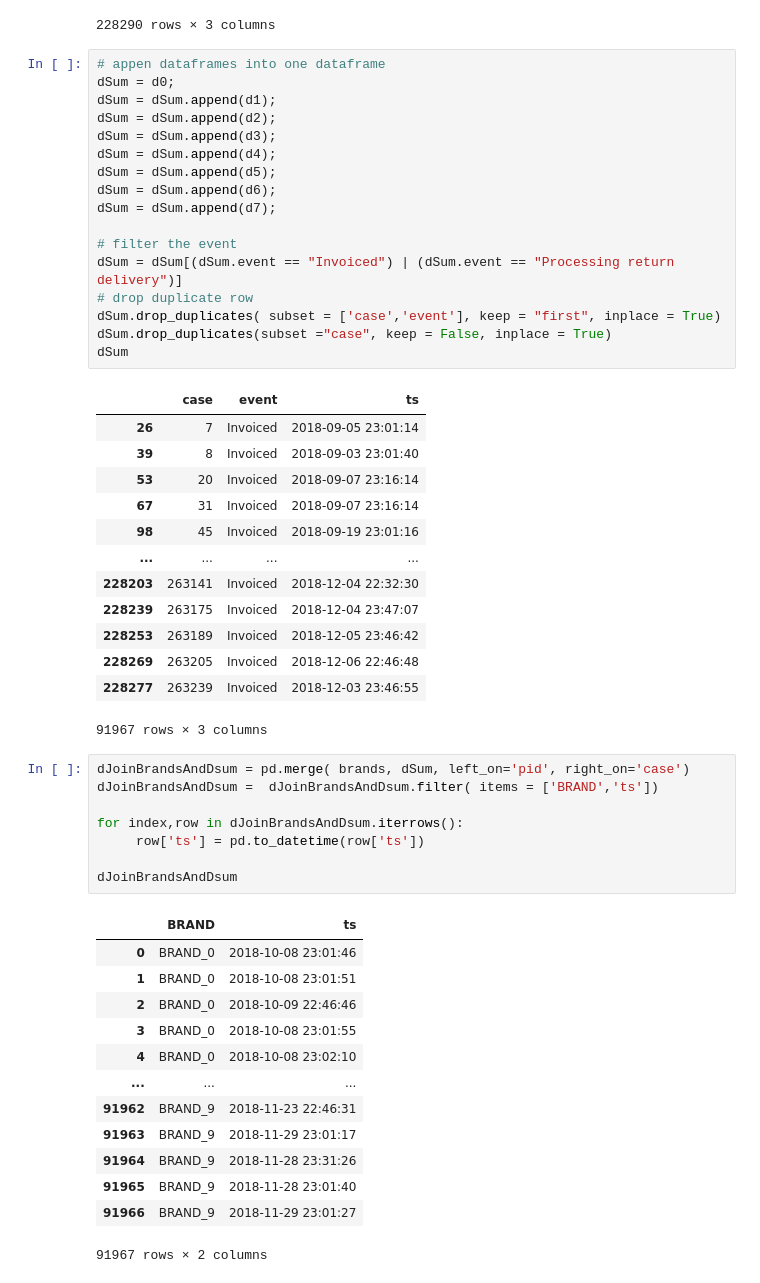
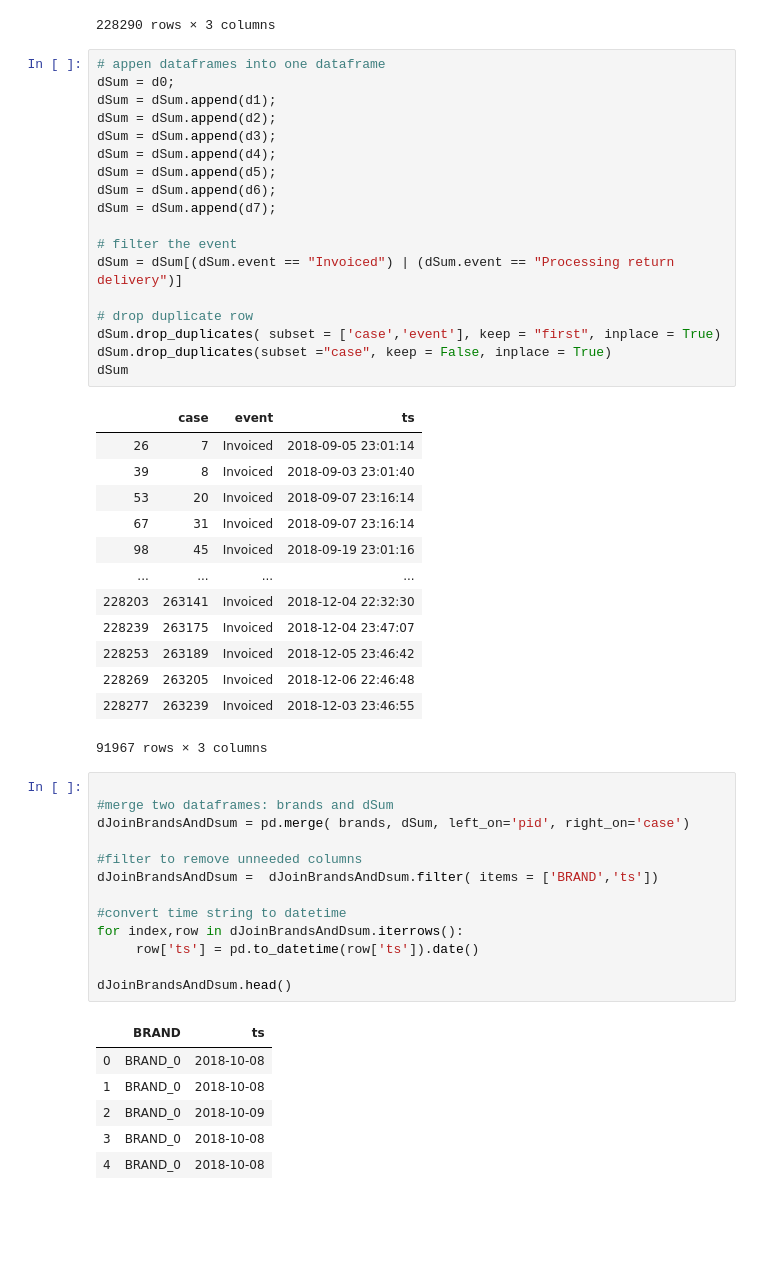
Before and after one commit to TaiLinhDu/PSE_WS1920, a Jupyter notebook: Data-out/alleTabellen.ipynb, the cells around one changed output. Drawn from its saved outputs; the diff is of its cells as text; blank space fills up the shorter version.

Commit message:
complete implement diagramm for brands

```diff
--- a/Data-out/alleTabellen.ipynb
+++ b/Data-out/alleTabellen.ipynb
@@ -224,6 +225,7 @@ dSum = dSum.append(d7);
 
 # filter the event
 dSum = dSum[(dSum.event == "Invoiced") | (dSum.event == "Processing return delivery")]
+
 # drop duplicate row
 dSum.drop_duplicates( subset = ['case','event'], keep = "first", inplace = True)
 dSum.drop_duplicates(subset ="case", keep = False, inplace = True)
@@ -243,24 +245,22 @@ dSum
 | 228277 | 263239 | Invoiced | 2018-12-03 23:46:55 |
 91967 rows × 3 columns
 # %%
+
+#merge two dataframes: brands and dSum
 dJoinBrandsAndDsum = pd.merge( brands, dSum, left_on='pid', right_on='case')
+
+#filter to remove unneeded columns
 dJoinBrandsAndDsum =  dJoinBrandsAndDsum.filter( items = ['BRAND','ts'])
 
+#convert time string to datetime
 for index,row in dJoinBrandsAndDsum.iterrows():
-     row['ts'] = pd.to_datetime(row['ts'])
+     row['ts'] = pd.to_datetime(row['ts']).date()
 
-dJoinBrandsAndDsum
+dJoinBrandsAndDsum.head()
 # %% [output]
 |  | BRAND | ts |
-| 0 | BRAND_0 | 2018-10-08 23:01:46 |
-| 1 | BRAND_0 | 2018-10-08 23:01:51 |
-| 2 | BRAND_0 | 2018-10-09 22:46:46 |
-| 3 | BRAND_0 | 2018-10-08 23:01:55 |
-| 4 | BRAND_0 | 2018-10-08 23:02:10 |
-| ... | ... | ... |
-| 91962 | BRAND_9 | 2018-11-23 22:46:31 |
-| 91963 | BRAND_9 | 2018-11-29 23:01:17 |
-| 91964 | BRAND_9 | 2018-11-28 23:31:26 |
-| 91965 | BRAND_9 | 2018-11-28 23:01:40 |
-| 91966 | BRAND_9 | 2018-11-29 23:01:27 |
+| 0 | BRAND_0 | 2018-10-08 |
+| 1 | BRAND_0 | 2018-10-08 |
+| 2 | BRAND_0 | 2018-10-09 |
+| 3 | BRAND_0 | 2018-10-08 |
+| 4 | BRAND_0 | 2018-10-08 |
-91967 rows × 2 columns
```
Also changed, not shown: parts of 4 cells of this notebook.
